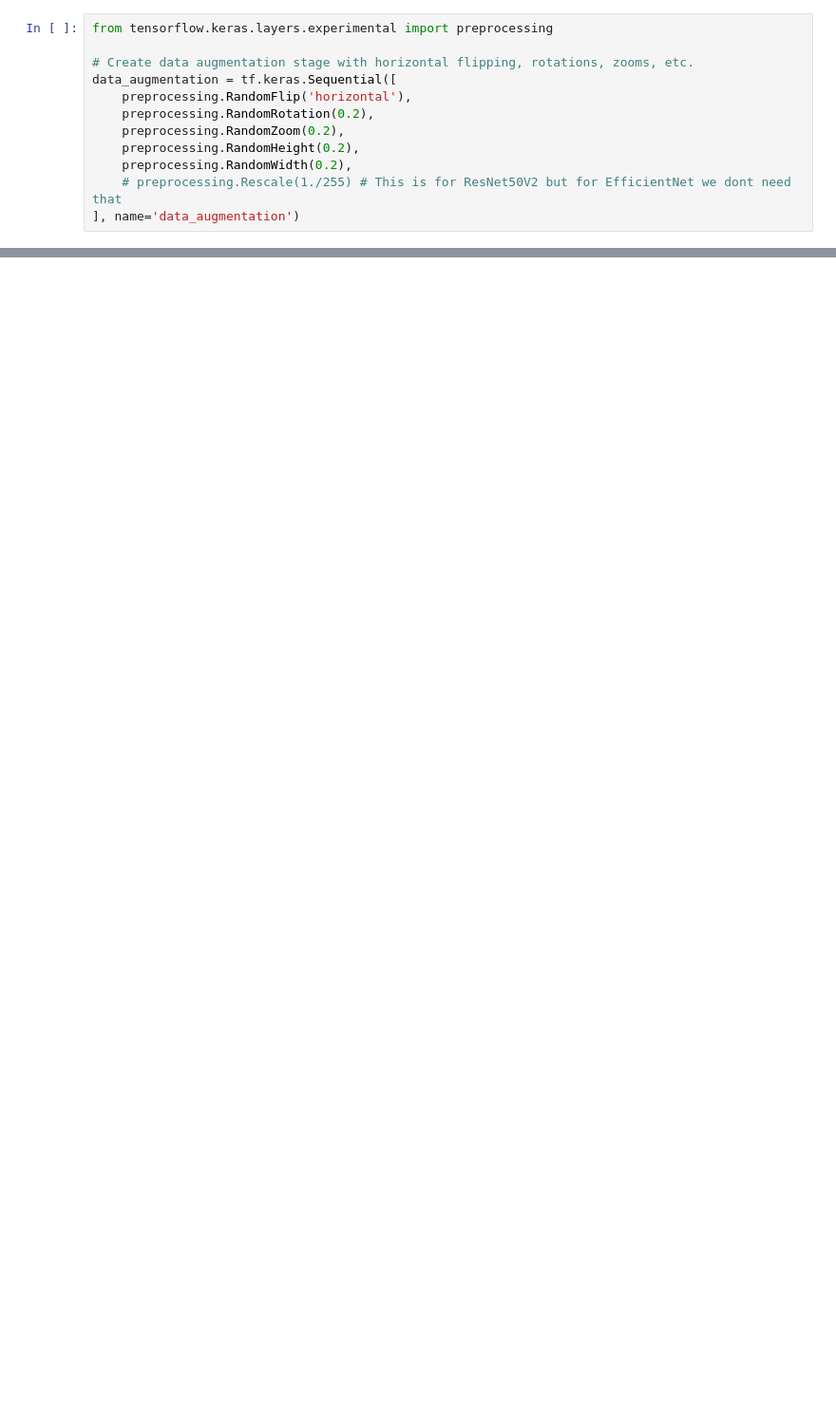
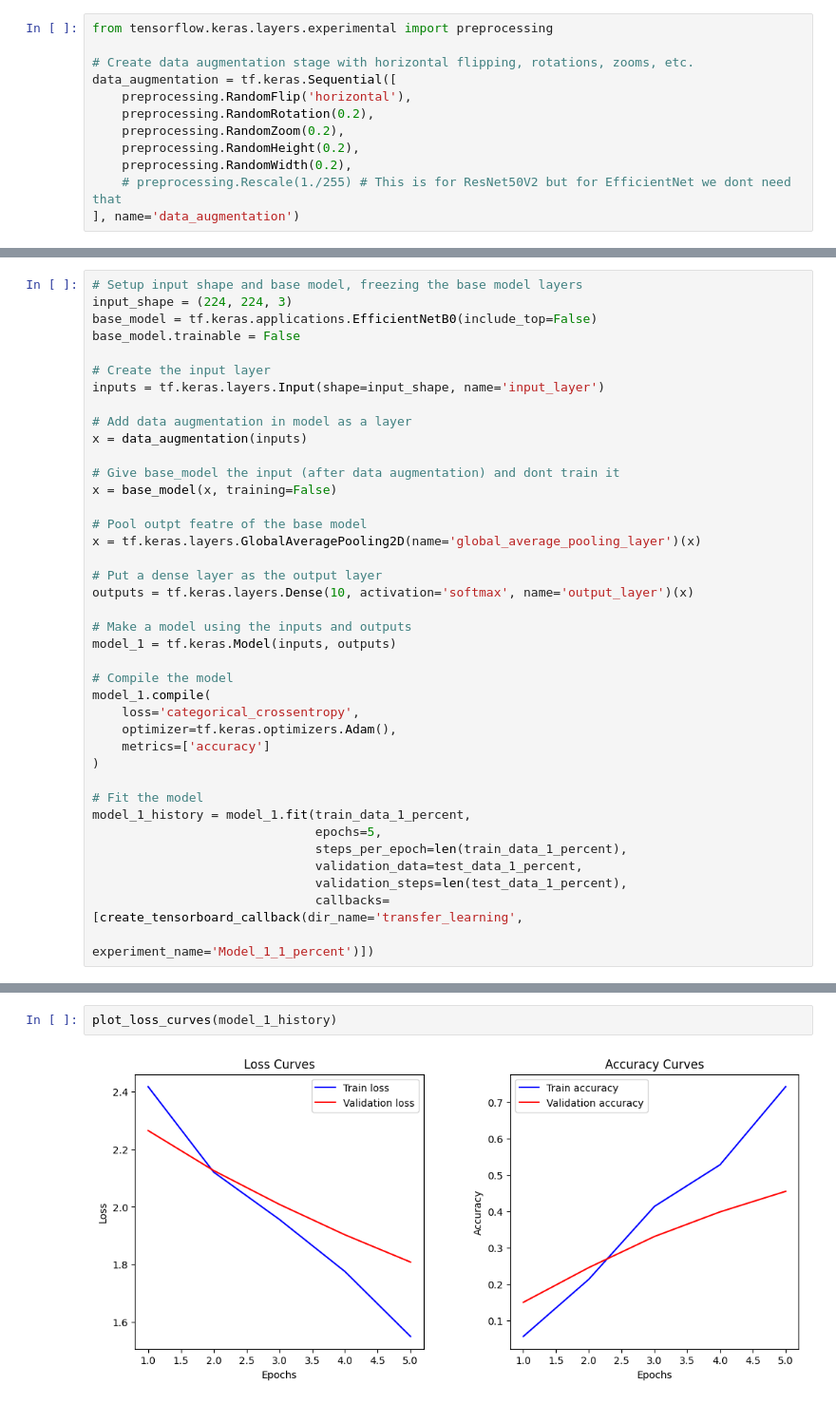
Before and after one commit to SedatParlak/tensorflow, a Jupyter notebook: 05_transfer_learning_fine_tuning.ipynb, the cells around one changed output, grey strips where cells are left out. Shown at 95% size. Cells and saved outputs as stored; diff of their text form; blank space fills up the shorter version.

Commit message:
completing and adding all models to the notebook

```diff
--- a/05_transfer_learning_fine_tuning.ipynb
+++ b/05_transfer_learning_fine_tuning.ipynb
@@ -455,0 +510,39 @@ data_augmentation = tf.keras.Sequential([
+# %%
+# Setup input shape and base model, freezing the base model layers
+input_shape = (224, 224, 3)
+base_model = tf.keras.applications.EfficientNetB0(include_top=False)
+base_model.trainable = False
+
+# Create the input layer
+inputs = tf.keras.layers.Input(shape=input_shape, name='input_layer')
+
+# Add data augmentation in model as a layer
+x = data_augmentation(inputs)
+
+# Give base_model the input (after data augmentation) and dont train it
+x = base_model(x, training=False)
+
+# Pool outpt featre of the base model
+x = tf.keras.layers.GlobalAveragePooling2D(name='global_average_pooling_layer')(x)
+
+# Put a dense layer as the output layer
+outputs = tf.keras.layers.Dense(10, activation='softmax', name='output_layer')(x)
+
+# Make a model using the inputs and outputs
+model_1 = tf.keras.Model(inputs, outputs)
+
+# Compile the model
+model_1.compile(
+    loss='categorical_crossentropy',
+    optimizer=tf.keras.optimizers.Adam(),
+    metrics=['accuracy']
+)
+
+# Fit the model
+model_1_history = model_1.fit(train_data_1_percent,
+                              epochs=5,
+                              steps_per_epoch=len(train_data_1_percent),
+                              validation_data=test_data_1_percent,
+                              validation_steps=len(test_data_1_percent),
+                              callbacks=[create_tensorboard_callback(dir_name='transfer_learning',
+                                                                     experiment_name='Model_1_1_percent')])
@@ -455,0 +583,4 @@ data_augmentation = tf.keras.Sequential([
+# %%
+plot_loss_curves(model_1_history)
+# %% [output]
+[figure, added]
```
Also changed, not shown: parts of 62 cells of this notebook.
